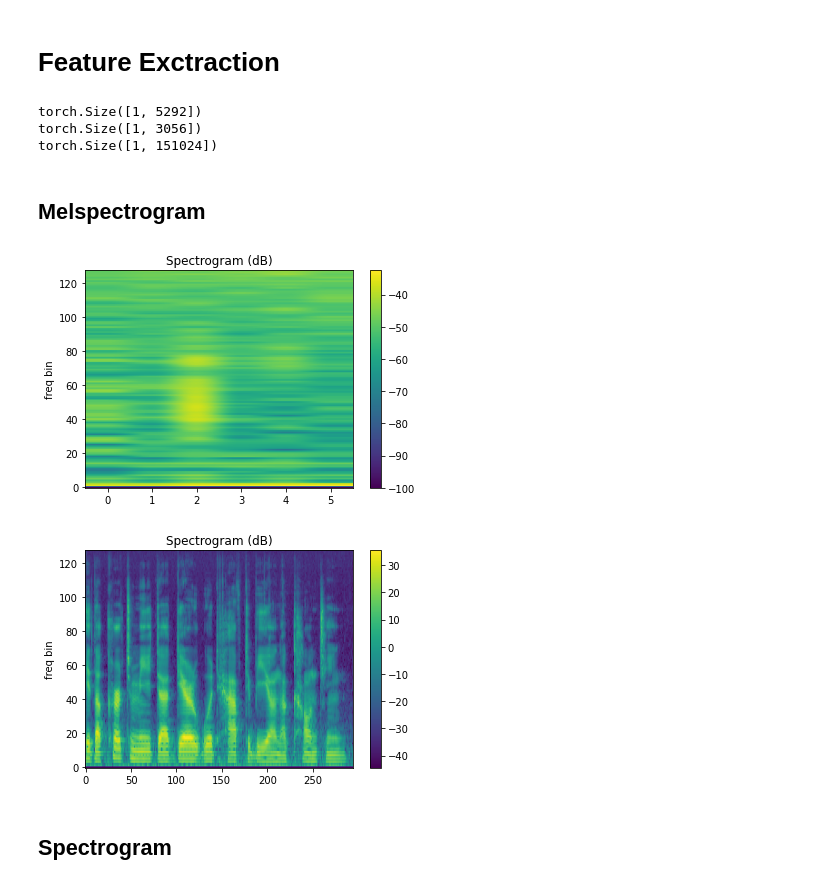
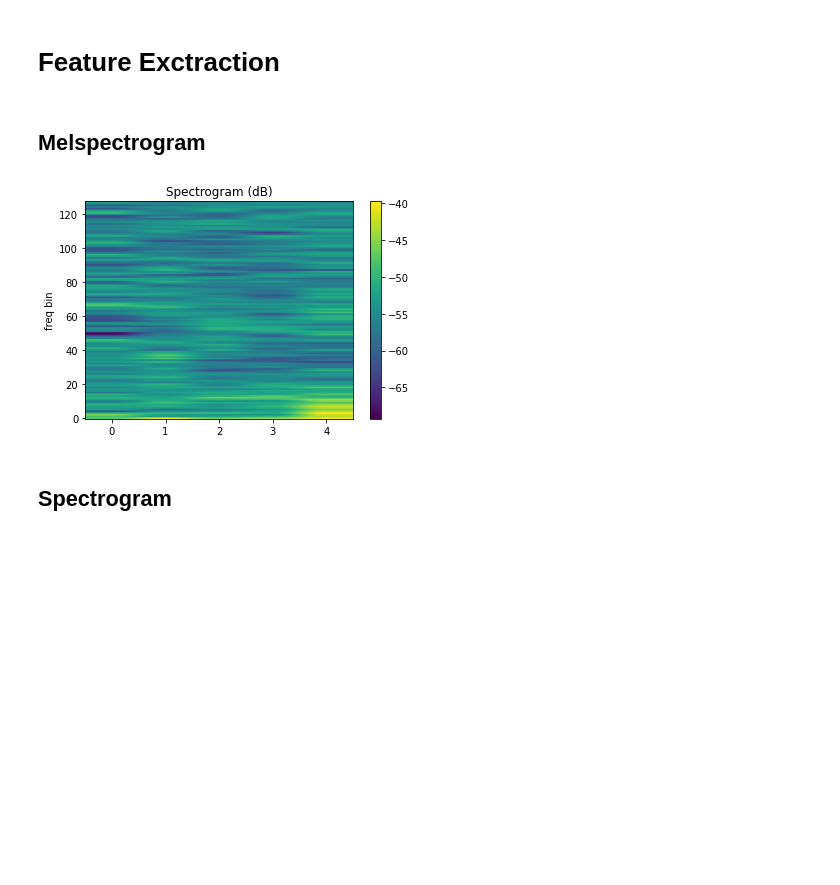
Before and after one commit to crazy-historian/runtime_speech_recognition, a Jupyter notebook: sandbox/explatory_data.ipynb, the cells around one changed output. Cells and saved outputs as stored; diff of their text form; code cells hidden in the pictures; blank space fills up the shorter version.

```diff
--- a/sandbox/explatory_data.ipynb
+++ b/sandbox/explatory_data.ipynb
@@ -109,44 +109,29 @@ plot_waveform(arctic_waveform[0].numpy(), rate=arctic_framerate)
 # %% [markdown]
 # Feature Exctraction
-# %%
-timit_waveform = timit_dataset_train[0].data
-
-arctic_waveform = arctic_dataset_train[0].data
-
-waveform, sample_rate = torchaudio.load('arctic_a0026.wav')
-
-print(arctic_waveform.shape)
-print(timit_waveform.shape)
-print(waveform.shape)
-# %% [output]
-torch.Size([1, 5292])
-torch.Size([1, 3056])
-torch.Size([1, 151024])
+# %%
+timit_waveform = timit_dataset_train[0].data
+sample_rate = timit_dataset_train[0].sample_width
 # %% [markdown]
 ## Melspectrogram
 # %%
 n_fft = 1024
 win_length = None
 hop_length = 512
 n_mels = 128
 
 mel_spectrogram = T.MelSpectrogram(
     sample_rate=sample_rate,
     n_fft=n_fft,
     win_length=win_length,
     hop_length=hop_length,
     power=2.0,
     n_mels=n_mels,
 )
 
 melspec = mel_spectrogram(timit_waveform)
 plot_spectrogram(melspec[0], title="MelSpectrogram - torchaudio", ylabel="mel freq")
-
-melspec = mel_spectrogram(waveform)
-plot_spectrogram(melspec[0], title="MelSpectrogram - torchaudio", ylabel="mel freq")
 # %% [output]
-[figure, old version]
+[figure, new version]
-[figure, removed]
 # %% [markdown]
 ## Spectrogram
 # %%
```
Also changed, not shown: parts of 7 cells of this notebook, 7 other files.
